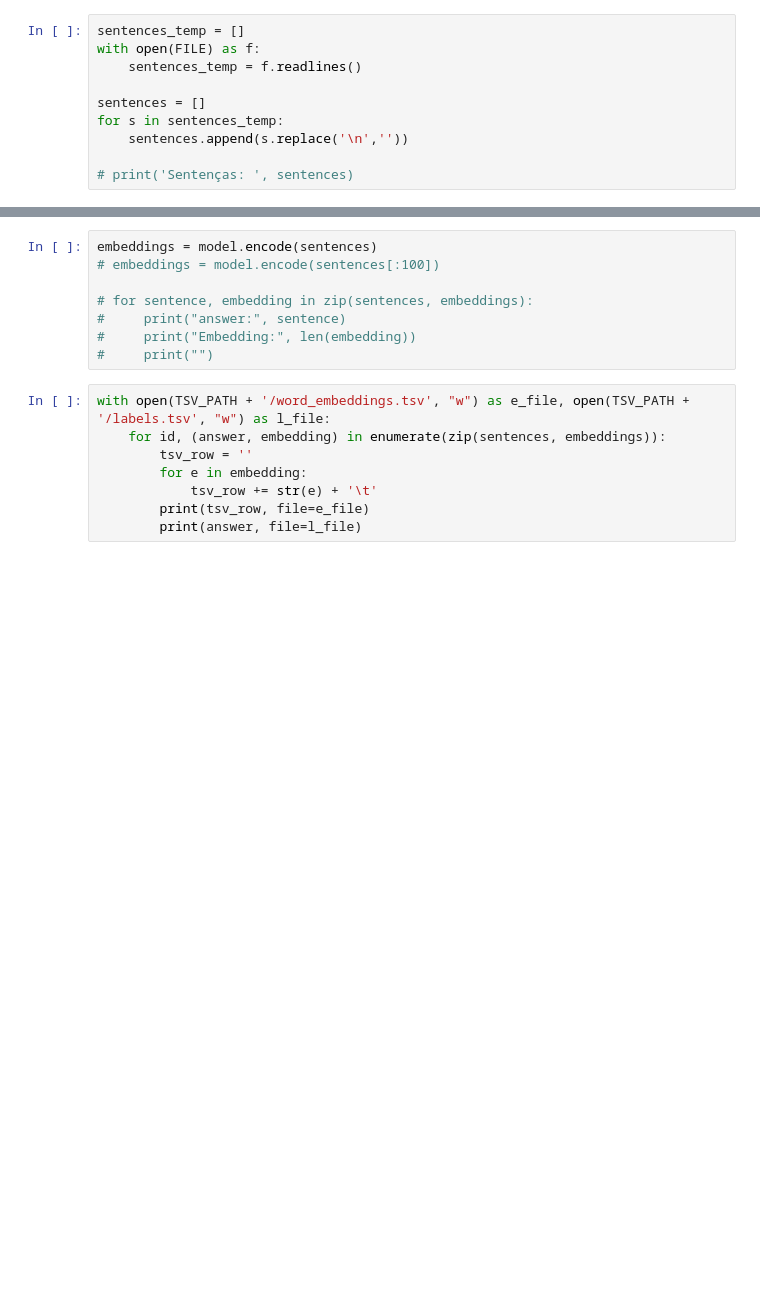
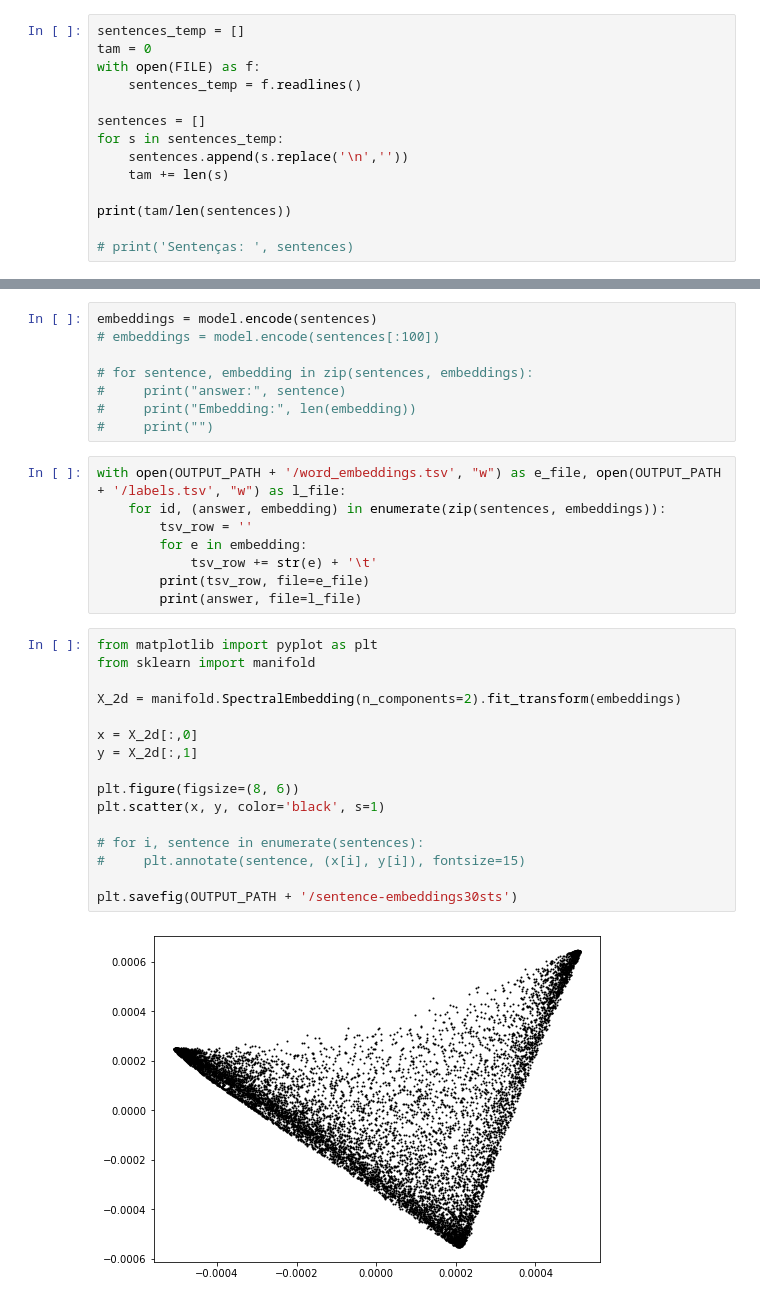
Before and after one commit to datasci4health-incubator/harena-semantics, a Jupyter notebook: notebooks/from_embeddings_to_tsv/2-from_sentence_collection.ipynb, the cells around one changed output, grey strips where cells are left out. Drawn from its saved outputs; the diff is of its cells as text; blank space fills up the shorter version.

```diff
--- a/notebooks/from_embeddings_to_tsv/2-from_sentence_collection.ipynb
+++ b/notebooks/from_embeddings_to_tsv/2-from_sentence_collection.ipynb
@@ -67,10 +76,14 @@ if not os.path.exists(TSV_PATH):
 # %%
 sentences_temp = []
+tam = 0
 with open(FILE) as f:
     sentences_temp = f.readlines()
 
 sentences = []
 for s in sentences_temp:
     sentences.append(s.replace('\n',''))
+    tam += len(s)
+
+print(tam/len(sentences))
 
 # print('Sentenças: ', sentences)
@@ -83,10 +98,28 @@ embeddings = model.encode(sentences)
 #     print("Embedding:", len(embedding))
 #     print("")
 # %%
-with open(TSV_PATH + '/word_embeddings.tsv', "w") as e_file, open(TSV_PATH + '/labels.tsv', "w") as l_file:
+with open(OUTPUT_PATH + '/word_embeddings.tsv', "w") as e_file, open(OUTPUT_PATH + '/labels.tsv', "w") as l_file:
     for id, (answer, embedding) in enumerate(zip(sentences, embeddings)):
         tsv_row = ''
         for e in embedding:
             tsv_row += str(e) + '\t'
         print(tsv_row, file=e_file)
         print(answer, file=l_file)
+# %%
+from matplotlib import pyplot as plt
+from sklearn import manifold
+
+X_2d = manifold.SpectralEmbedding(n_components=2).fit_transform(embeddings)
+
+x = X_2d[:,0]
+y = X_2d[:,1]
+
+plt.figure(figsize=(8, 6))
+plt.scatter(x, y, color='black', s=1)
+
+# for i, sentence in enumerate(sentences):
+#     plt.annotate(sentence, (x[i], y[i]), fontsize=15)
+
+plt.savefig(OUTPUT_PATH + '/sentence-embeddings30sts')
+# %% [output]
+[figure, added]
```
Also changed, not shown: parts of 3 cells of this notebook, 11 other files.
